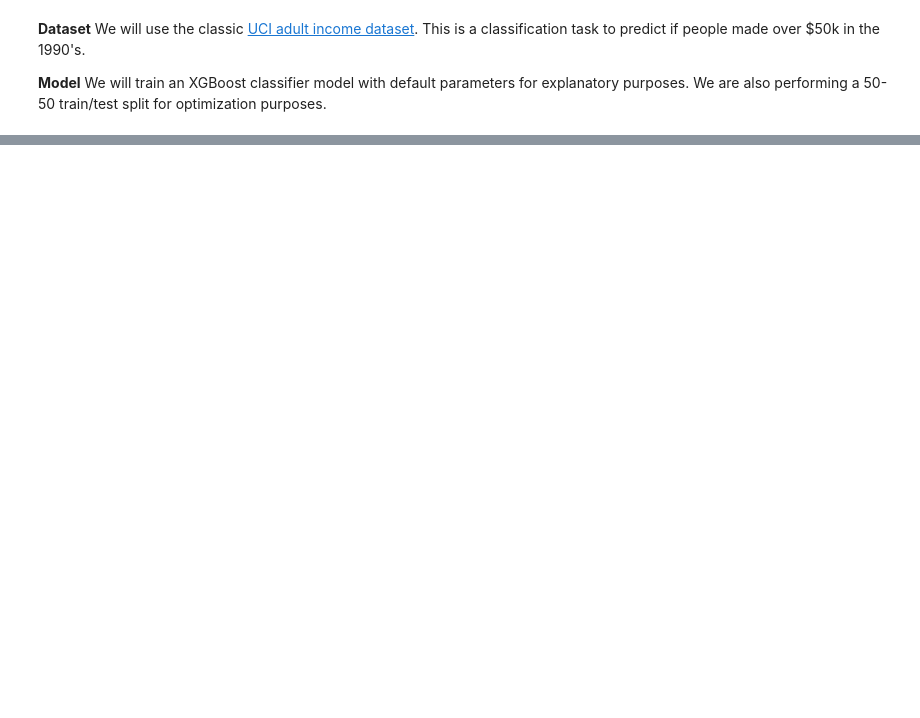
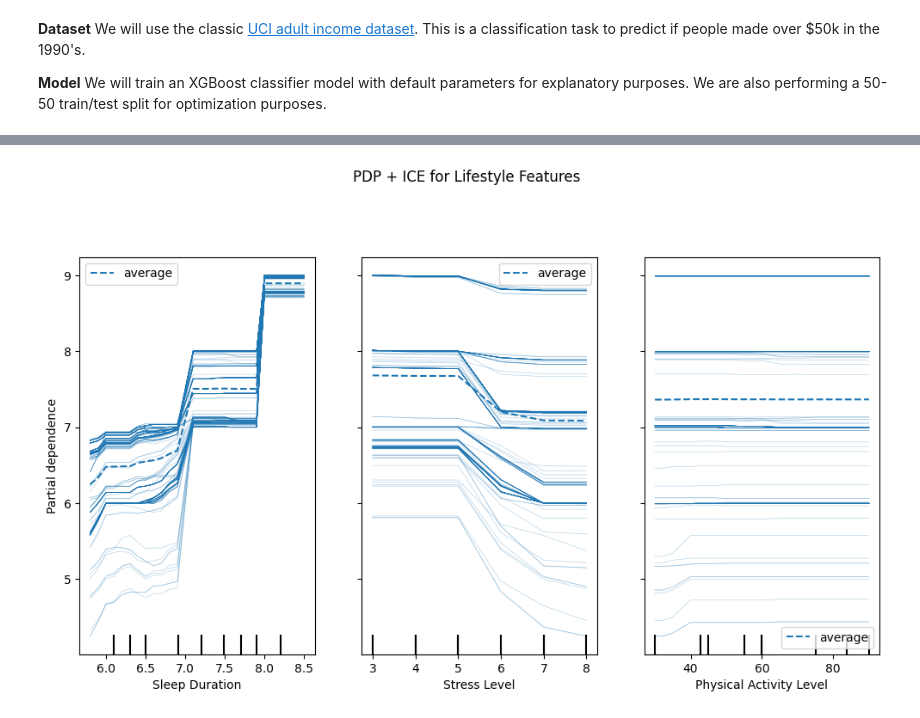
Before and after one commit to lindsaygross/explainable-techniques-II, a Jupyter notebook: explainable-techniques-II.ipynb, the cells around one changed output, grey strips where cells are left out. Drawn from its saved outputs; the diff is of its cells as text; code cells hidden in the pictures; blank space fills up the shorter version.

```diff
--- a/explainable-techniques-II.ipynb
+++ b/explainable-techniques-II.ipynb
@@ -72,0 +315,26 @@ This is why you may see slight variations between the PDP created with numpy ver
+# %%
+# Model Training and Evaluation
+
+
+# Define target and features
+target = "Quality of Sleep"
+X = df_model.drop(columns=[target])
+y = df_model[target]
+
+#  Train/test split
+X_train, X_test, y_train, y_test = train_test_split(
+    X, y, test_size=0.2, random_state=42
+)
+
+# Train model using Random Forest
+model = RandomForestRegressor(random_state=42, n_estimators=200)
+model.fit(X_train, y_train)
+
+# Evaluate
+y_pred = model.predict(X_test)
+mse = mean_squared_error(y_test, y_pred)
+rmse = np.sqrt(mse)
+r2 = r2_score(y_test, y_pred)
+
+print(f"RMSE: {rmse:.2f}")
+print(f"R²: {r2:.2f}")
@@ -72,0 +367,17 @@ This is why you may see slight variations between the PDP created with numpy ver
+# %%
+# Partial Dependence Plots (PDP) and Individual Conditional Expectation (ICE) plots
+
+
+# Pick features to analyze
+features_to_plot = ["Sleep Duration", "Stress Level", "Physical Activity Level"]
+
+# Plot PDP + ICE
+fig, ax = plt.subplots(figsize=(12, 6))
+# use partial dependence display to plot both PDP and ICE
+PartialDependenceDisplay.from_estimator(
+    model, X_train, features_to_plot, kind="both", ax=ax
+)
+plt.suptitle("PDP + ICE for Lifestyle Features", y=1.05)
+plt.show()
+# %% [output]
+[figure, added]
```
Also changed, not shown: parts of 26 cells of this notebook.
